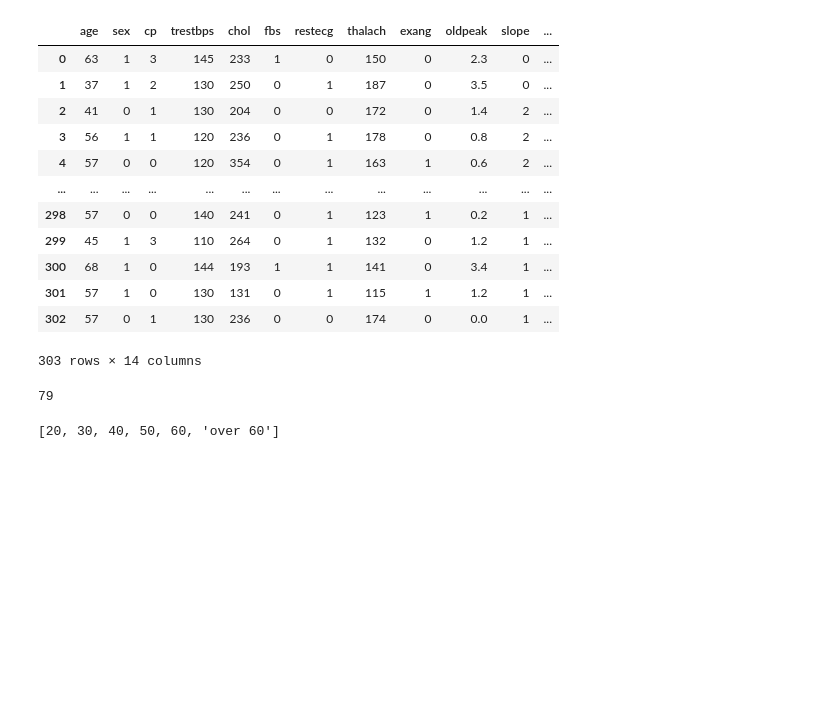
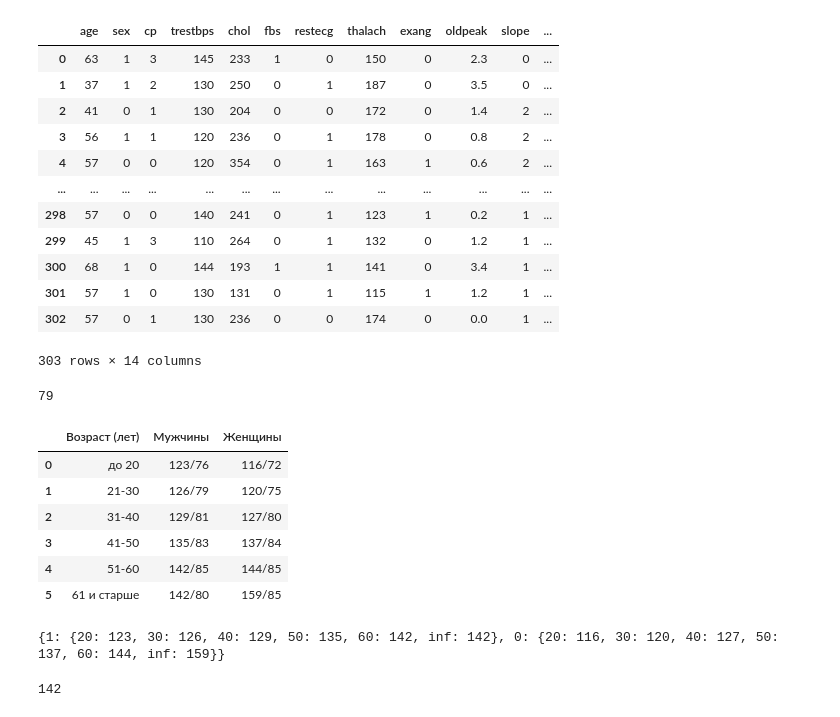
Before and after one commit to Dekoz3/VS_code, a Jupyter notebook: Skillfactory/EDA3 Feature Engineering/EDA3 отбор признаков.ipynb, the cells around one changed output. Drawn from its saved outputs; the diff is of its cells as text; code cells hidden in the pictures; blank space fills up the shorter version.

```diff
--- a/Skillfactory/EDA3 Feature Engineering/EDA3 отбор признаков.ipynb
+++ b/Skillfactory/EDA3 Feature Engineering/EDA3 отбор признаков.ipynb
@@ -127,15 +127,61 @@ heart['old'] = heart['age'].apply(lambda x: 1 if x > 60 else 0)
 heart['old'].sum()
 # %% [output]
 79
-# %%
-# def trestbps_mean():
-
-lst_age = list(range(20, 70 , 10))
-lst_age.append('over 60')
-
-lst_men =
-men_pres = dict.fromkeys('men', lst_men)
-
-# heart[trestbps_mean]
-# %% [output]
-[20, 30, 40, 50, 60, 'over 60']
+# %%
+pressure = pd.read_csv('data/pressure.csv', sep=';', encoding='cp1251')
+pressure
+# %% [output]
+|  | Возраст (лет) | Мужчины | Женщины |
+| 0 | до 20 | 123/76 | 116/72 |
+| 1 | 21-30 | 126/79 | 120/75 |
+| 2 | 31-40 | 129/81 | 127/80 |
+| 3 | 41-50 | 135/83 | 137/84 |
+| 4 | 51-60 | 142/85 | 144/85 |
+| 5 | 61 и старше | 142/80 | 159/85 |
+# %%
+# Задание 8.2
+# https://lms.skillfactory.ru/courses/course-v1:SkillFactory+DSPR-2.0+14JULY2021/courseware/64fb8f8af1424a7788ba0e45453617fc/d20b06b382494369b01d0b71187d7424/9?activate_block_id=block-v1%3ASkillFactory%2BDSPR-2.0%2B14JULY2021%2Btype%40vertical%2Bblock%409ddd64598c6f42fd848e445f7f5acc1e
+
+file_destination = 'data/pressure.csv'
+
+def make_sys_pressure_dict():
+    ''' making a dict for mean pressure by sex by age feature'''
+    pressure_table = pd.read_csv('data/pressure.csv', sep=';', encoding='cp1251')
+    number_age_segments = len(pressure_table)
+    men = 1  # collumns in file
+    women = 2  # collumns in file
+    whole_dict = {}
+    man_dict = {}
+    woman_dict = {}
+    for line in range(number_age_segments):
+        man_pres_str = pressure_table.iloc[line][men]
+        woman_pres_str = pressure_table.iloc[line][women]
+        if not line:  # processing first row "under_space_XXage"
+            age_str = pressure_table.iloc[line][0]
+            man_dict.update({int(age_str[age_str.find(' ')+1:]) : int(man_pres_str[:man_pres_str.find('/')])})
+            woman_dict.update({int(age_str[age_str.find(' ')+1:]) : int(woman_pres_str[:man_pres_str.find('/')])})
+        elif line != number_age_segments - 1: # processing intermidiate rows "XX_dash_XXage"
+            age_str = pressure_table.iloc[line][0]
+            man_dict.update({int(age_str[age_str.find('-')+1:]) : int(man_pres_str[:man_pres_str.find('/')])})
+            woman_dict.update({int(age_str[age_str.find('-')+1:]) : int(woman_pres_str[:man_pres_str.find('/')])})
+        else: # processing last row "over_space_XXage"
+            age_str = pressure_table.iloc[line-1][0]
+            man_dict.update({np.inf : int(man_pres_str[:man_pres_str.find('/')])})
+            woman_dict.update({np.inf : int(woman_pres_str[:man_pres_str.find('/')])})
+    whole_dict.update({1: man_dict, 0: woman_dict})
+    return(whole_dict)
+whole_dict = make_sys_pressure_dict()
+
+def trestbps_mean(person_age, sex):
+    ''' adding new feature of mean pressure by age & sex according to pressure table'''
+    whole_dict = make_sys_pressure_dict()
+    for age, pres in whole_dict[sex].items():
+        if age >= person_age:
+            return pres
+
+heart['trestbps_mean'] = pd.Series(map(trestbps_mean, heart['age'], heart['sex']))
+print(whole_dict)
+heart['trestbps_mean'][300]
+# %% [output]
+{1: {20: 123, 30: 126, 40: 129, 50: 135, 60: 142, inf: 142}, 0: {20: 116, 30: 120, 40: 127, 50: 137, 60: 144, inf: 159}}
+142
```
Also changed, not shown: 3 other files.
